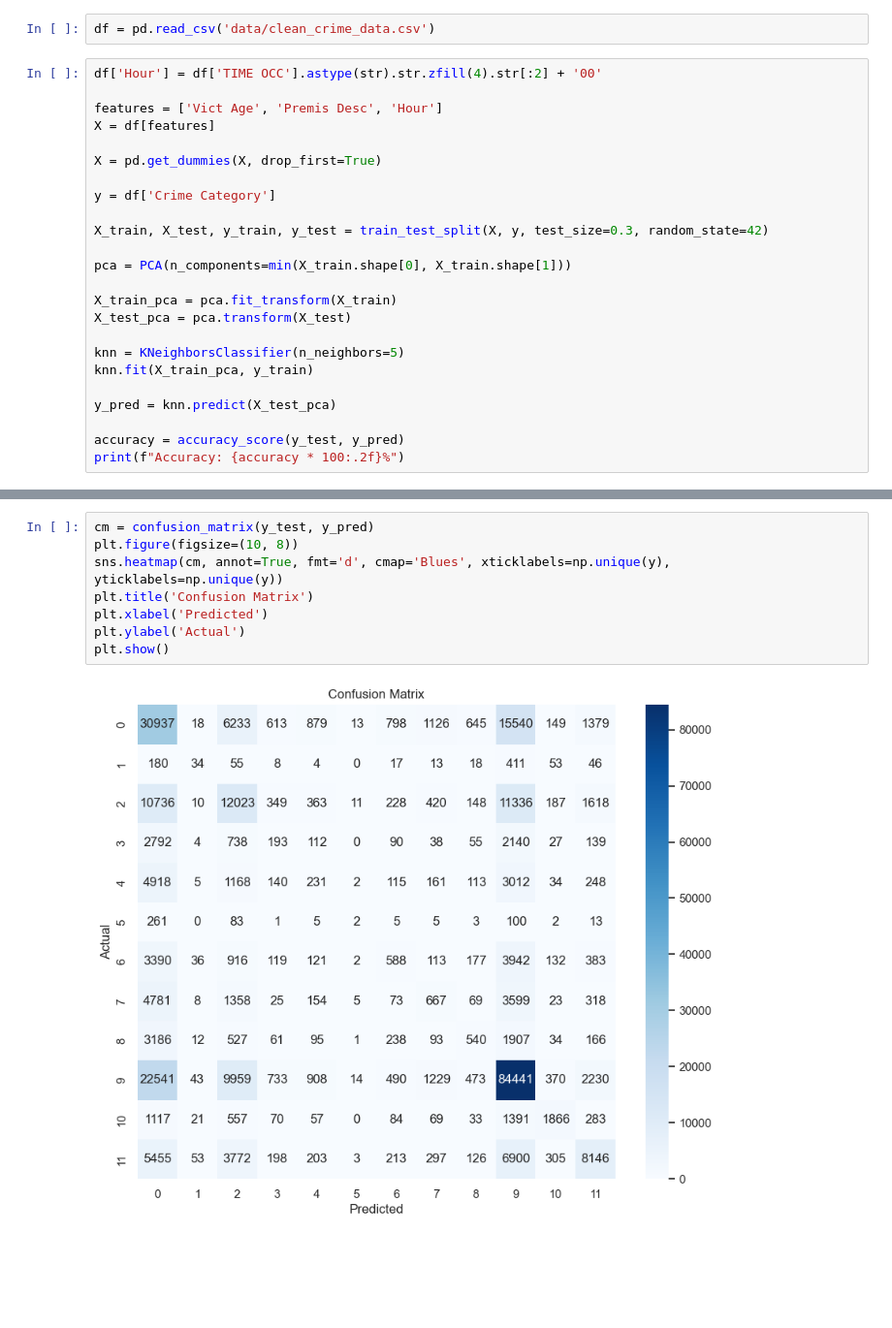
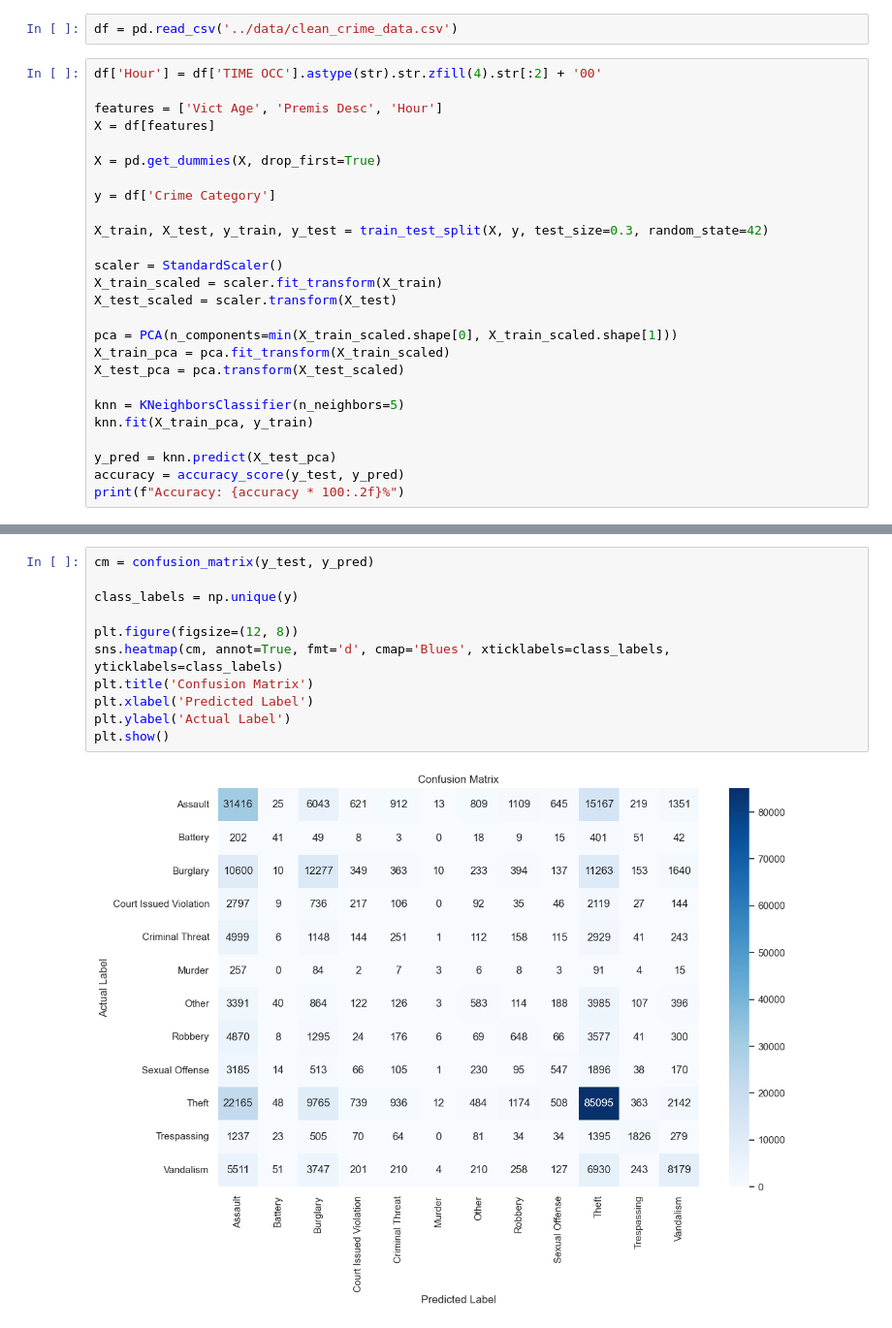
Before and after one commit to cindyd02/DS3001-Project, a Jupyter notebook: graphs/knn_model_age_premise_hour.ipynb, the cells around one changed output, grey strips where cells are left out. Shown: that part at 97% size. Drawn from its saved outputs; the diff is of its cells as text; blank space fills up the shorter version.

```diff
--- a/graphs/knn_model_age_premise_hour.ipynb
+++ b/graphs/knn_model_age_premise_hour.ipynb
@@ -14,7 +14,7 @@ from sklearn.decomposition import PCA
 
 sns.set(style="whitegrid")
 # %%
-df = pd.read_csv('data/clean_crime_data.csv')
+df = pd.read_csv('../data/clean_crime_data.csv')
 # %%
 df['Hour'] = df['TIME OCC'].astype(str).str.zfill(4).str[:2] + '00'
 
@@ -27,16 +27,18 @@ y = df['Crime Category']
 
 X_train, X_test, y_train, y_test = train_test_split(X, y, test_size=0.3, random_state=42)
 
-pca = PCA(n_components=min(X_train.shape[0], X_train.shape[1]))
+scaler = StandardScaler()
+X_train_scaled = scaler.fit_transform(X_train)
+X_test_scaled = scaler.transform(X_test)
 
-X_train_pca = pca.fit_transform(X_train)
-X_test_pca = pca.transform(X_test)
+pca = PCA(n_components=min(X_train_scaled.shape[0], X_train_scaled.shape[1]))
+X_train_pca = pca.fit_transform(X_train_scaled)
+X_test_pca = pca.transform(X_test_scaled)
 
 knn = KNeighborsClassifier(n_neighbors=5)
 knn.fit(X_train_pca, y_train)
 
 y_pred = knn.predict(X_test_pca)
-
 accuracy = accuracy_score(y_test, y_pred)
 print(f"Accuracy: {accuracy * 100:.2f}%")
 # %% [output]
@@ -44,10 +46,13 @@ Accuracy: 47.18%
 # %%
 cm = confusion_matrix(y_test, y_pred)
-plt.figure(figsize=(10, 8))
-sns.heatmap(cm, annot=True, fmt='d', cmap='Blues', xticklabels=np.unique(y), yticklabels=np.unique(y))
+
+class_labels = np.unique(y)
+
+plt.figure(figsize=(12, 8))
+sns.heatmap(cm, annot=True, fmt='d', cmap='Blues', xticklabels=class_labels, yticklabels=class_labels)
 plt.title('Confusion Matrix')
-plt.xlabel('Predicted')
-plt.ylabel('Actual')
+plt.xlabel('Predicted Label')
+plt.ylabel('Actual Label')
 plt.show()
 # %% [output]
-[figure, old version]
+[figure, new version]
```
Also changed, not shown: parts of 3 cells of this notebook, 1 other file.
